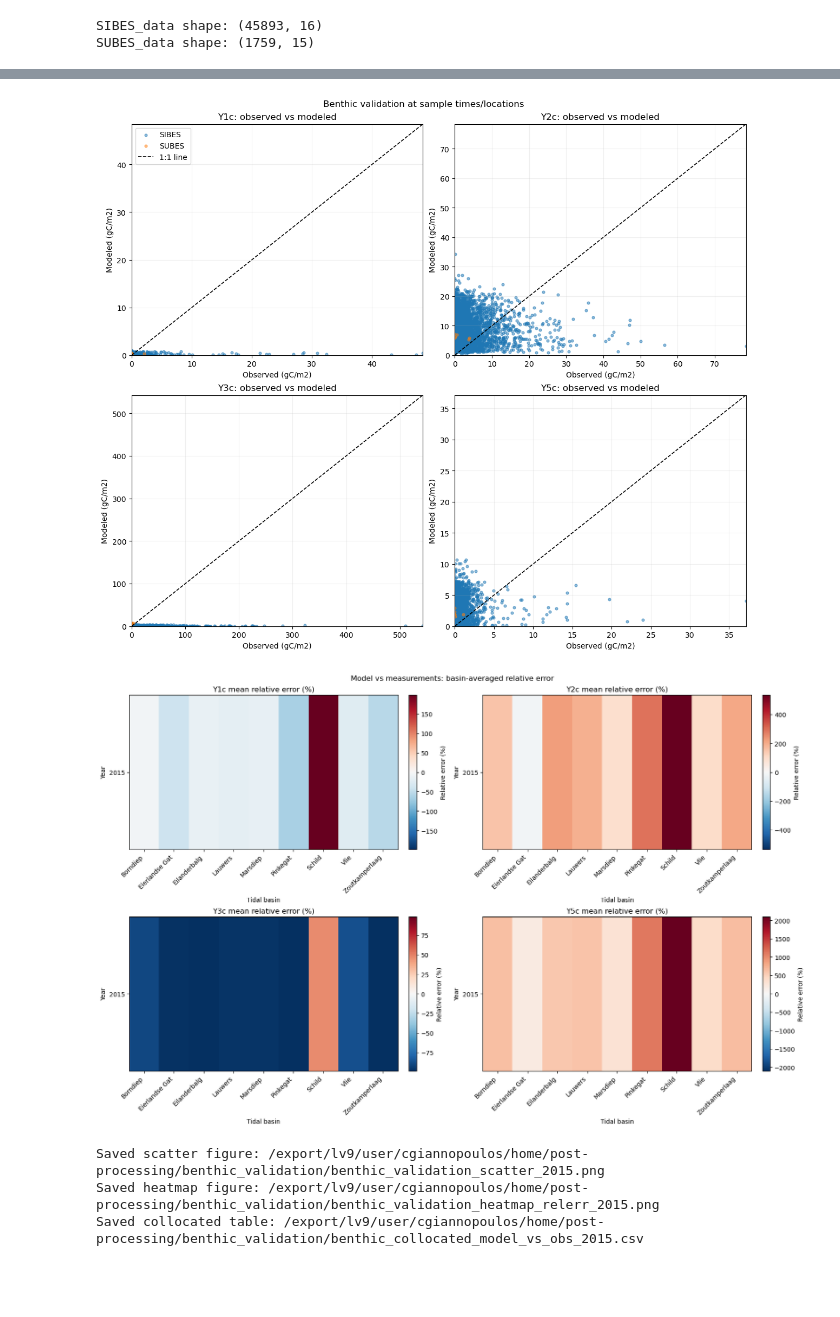
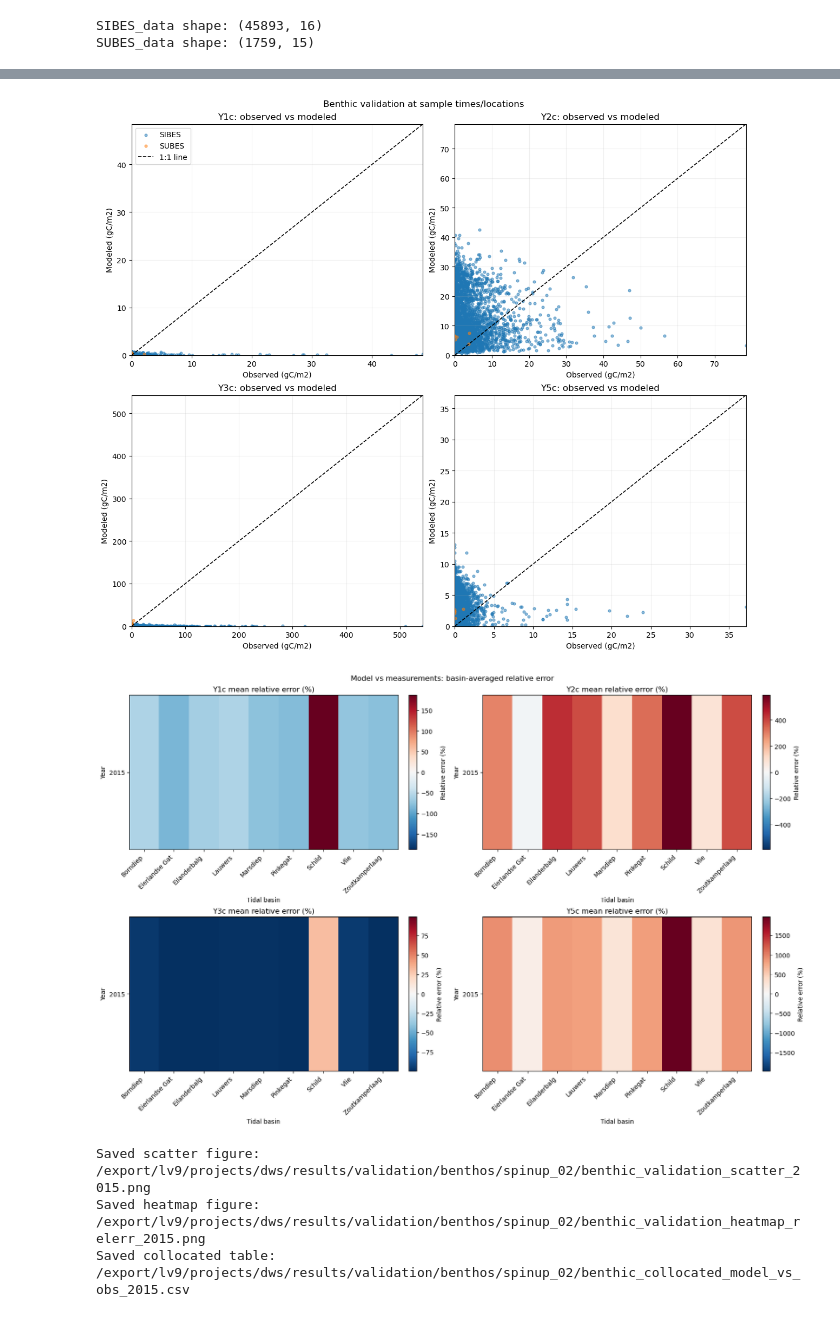
Before and after one commit to LTER-LIFE/Wad_EMOaaS, a Jupyter notebook: output_scripts/benthic_validation.ipynb, the cells around one changed output, grey strips where cells are left out. Cells and saved outputs as stored; diff of their text form; code cells hidden in the pictures; blank space fills up the shorter version.

Commit message:
to check spinup run 3rd 2015, mix_restartfiles to be verified (4nodes hydro + bio).

```diff
--- a/output_scripts/benthic_validation.ipynb
+++ b/output_scripts/benthic_validation.ipynb
@@ -11,19 +11,19 @@ import xarray as xr
 # ------------------------------------------------------------
 # Paths to directories
 # ------------------------------------------------------------
-postproc_dir = Path('/export/lv9/user/cgiannopoulos/home/post-processing/')
-model_output_dir = Path('/export/lv9/user/qzhan/archived_output/hydro_bio/spinup/2015_run_01/')
+postproc_dir = Path('/export/lv9/projects/dws/results/validation/benthos/')
+model_output_dir = Path('/export/lv9/projects/dws/model_output/archived_runs/spinup_02/')
 
 # ------------------------------------------------------------
 # Paths to files
 # ------------------------------------------------------------
-topo_nc = Path('/export/lv9/user/cgiannopoulos/home/pre-processing/bathymetry_resampling/topo_dws_500m.nc')
+topo_nc = Path('/export/lv9/projects/dws/model_input/bathymetry/topo_dws_500m.nc')
 # %%
 SIBES_data = pd.read_csv(
-    "/export/lv9/user/cgiannopoulos/home/post-processing/benthic_validation/feeding_groups_gC_m2_ecotopes_SIBES.csv"
+    "/export/lv9/projects/dws/results/validation/benthos/feeding_groups_gC_m2_ecotopes_SIBES.csv"
 )
 SUBES_data = pd.read_csv(
-    "/export/lv9/user/cgiannopoulos/home/post-processing/benthic_validation/feeding_groups_gC_m2_ecotopes_SUBES.csv"
+    "/export/lv9/projects/dws/results/validation/benthos/feeding_groups_gC_m2_ecotopes_SUBES.csv"
 )
 
 print("SIBES_data shape:", SIBES_data.shape)
@@ -54,8 +54,8 @@ obs_col_for_var = {
     "Y5c": "endobenthos_Y5_c",
 }
 obs_floor_gC_m2 = 0.05  # avoid unstable percentages when basin-year mean observed is near zero
-fig_out_dir = postproc_dir / "benthic_validation"
-fig_out_dir.mkdir(parents=True, exist_ok=True)
+out_dir = postproc_dir / "spinup_02"
+out_dir.mkdir(parents=True, exist_ok=True)
 
 # ------------------------------------------------------------
 # Build observations table (SIBES + SUBES)
@@ -217,7 +217,7 @@ if handles:
     axes[0].legend(handles, labels, loc="best")
 
 plt.suptitle("Benthic validation at sample times/locations", y=1.02)
-scatter_png = fig_out_dir / "benthic_validation_scatter_2015.png"
+scatter_png = out_dir / "benthic_validation_scatter_2015.png"
 fig.savefig(scatter_png, dpi=300, bbox_inches="tight")
 plt.show()
 
@@ -264,40 +264,40 @@ for ax, mvar in zip(axes, validation_vars):
     vals = table.values[np.isfinite(table.values)]
     vmax = max(10.0, np.nanpercentile(np.abs(vals), 95)) if vals.size else 100.0
 
     img = ax.imshow(table.values, aspect="auto", cmap="RdBu_r", vmin=-vmax, vmax=vmax)
     ax.set_xticks(np.arange(table.shape[1]))
     ax.set_xticklabels(table.columns, rotation=45, ha="right")
     ax.set_yticks(np.arange(table.shape[0]))
     ax.set_yticklabels(table.index.astype(int))
     ax.set_title(f"{mvar} mean relative error (%)")
     ax.set_xlabel("Tidal basin")
     ax.set_ylabel("Year")
 
     cbar = plt.colorbar(img, ax=ax, fraction=0.046, pad=0.04)
     cbar.set_label("Relative error (%)")
 
 plt.suptitle("Model vs measurements: basin-averaged relative error", y=1.02)
-heatmap_png = fig_out_dir / "benthic_validation_heatmap_relerr_2015.png"
+heatmap_png = out_dir / "benthic_validation_heatmap_relerr_2015.png"
 fig.savefig(heatmap_png, dpi=300, bbox_inches="tight")
 plt.show()
 
 # ------------------------------------------------------------
 # Save collocated table for follow-up analysis
 # ------------------------------------------------------------
-out_csv = postproc_dir / "benthic_validation" / "benthic_collocated_model_vs_obs_2015.csv"
+out_csv = out_dir / "benthic_collocated_model_vs_obs_2015.csv"
 obs.to_csv(out_csv, index=False)
 print(f"Saved scatter figure: {scatter_png}")
 print(f"Saved heatmap figure: {heatmap_png}")
 print(f"Saved collocated table: {out_csv}")
 # %% [output]
 Found 12 monthly NetCDF files.
 Observation rows in model period: 3738
 Model period: 2015-01-01 00:00:00 -> 2016-01-01 00:00:00
-[figure, old version]
+[figure, new version]
-[figure, old version]
+[figure, new version]
-Saved scatter figure: /export/lv9/user/cgiannopoulos/home/post-processing/benthic_validation/benthic_validation_scatter_2015.png
-Saved heatmap figure: /export/lv9/user/cgiannopoulos/home/post-processing/benthic_validation/benthic_validation_heatmap_relerr_2015.png
-Saved collocated table: /export/lv9/user/cgiannopoulos/home/post-processing/benthic_validation/benthic_collocated_model_vs_obs_2015.csv
+Saved scatter figure: /export/lv9/projects/dws/results/validation/benthos/spinup_02/benthic_validation_scatter_2015.png
+Saved heatmap figure: /export/lv9/projects/dws/results/validation/benthos/spinup_02/benthic_validation_heatmap_relerr_2015.png
+Saved collocated table: /export/lv9/projects/dws/results/validation/benthos/spinup_02/benthic_collocated_model_vs_obs_2015.csv
 # %%
 import matplotlib.dates as mdates
 
```
Also changed, not shown: parts of 1 cell of this notebook, 1 other file.
